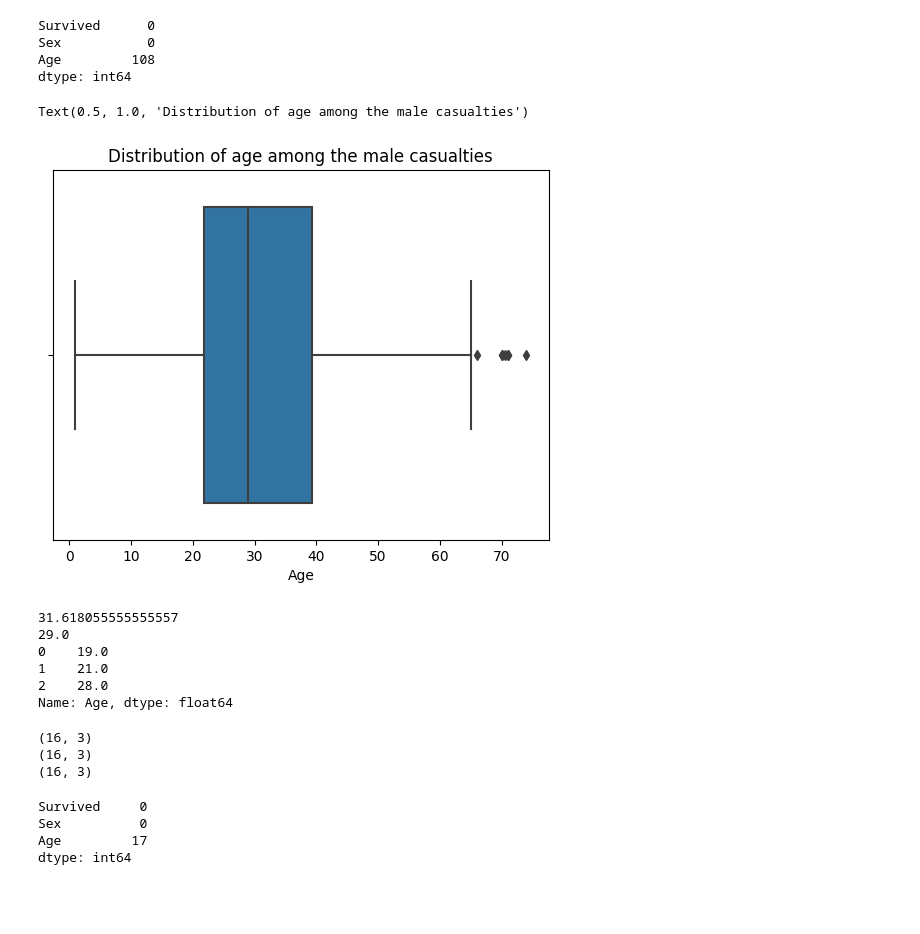
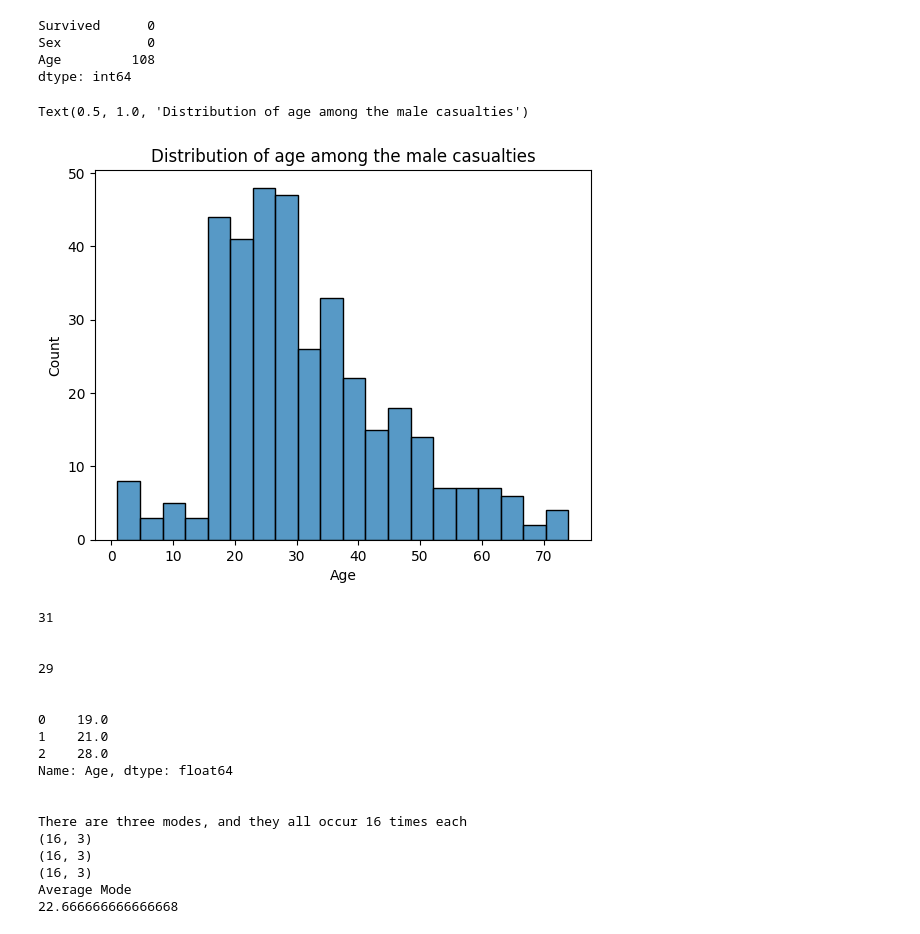
Before and after one commit to puvanans/titanicDataset, a Jupyter notebook: Casualties.ipynb, the cells around one changed output. Drawn from its saved outputs; the diff is of its cells as text; code cells hidden in the pictures; blank space fills up the shorter version.

```diff
--- a/Casualties.ipynb
+++ b/Casualties.ipynb
@@ -79,48 +81,55 @@ Survived      0
 Sex           0
 Age         108
 dtype: int64
-# %%
-# Here we will  map out the graphs of the age of casualties among men
-maleCasualtiesAge = maleCasualties['Age']
-
-# sns.histplot(maleCasualtiesAge,stat = 'count')
-# sns.displot(maleCasualtiesAge, kind = 'kde')
-sns.boxplot(x = maleCasualtiesAge)
-plt.title('Distribution of age among the male casualties')
-# %% [output]
-Text(0.5, 1.0, 'Distribution of age among the male casualties')
-[figure, removed]
-# %%
-maleAgeMean = maleCasualtiesAge.mean()
-maleAgeMedian = maleCasualtiesAge.median()
-maleAgeMode = maleCasualtiesAge.mode()
-
-print(maleAgeMean)
-print(maleAgeMedian)
-print(maleAgeMode)
-# %% [output]
-31.618055555555557
-29.0
-0    19.0
-1    21.0
-2    28.0
-Name: Age, dtype: float64
+# %%
+# Here we will  map out the graphs of the age of casualties among men
+maleCasualtiesAge = maleCasualties['Age']
+
+sns.histplot(maleCasualtiesAge, bins = 20 ,stat = 'count')
+# sns.displot(maleCasualtiesAge, kind = 'kde')
+# sns.boxplot(x = maleCasualtiesAge)
+plt.title('Distribution of age among the male casualties')
+# %% [output]
+Text(0.5, 1.0, 'Distribution of age among the male casualties')
+[figure, added]
 # %%
 mode1 = maleCasualties.loc[(maleCasualties['Age'] == 19)]
 mode2 = maleCasualties.loc[(maleCasualties['Age'] == 21)]
 mode3 = maleCasualties.loc[(maleCasualties['Age'] == 28)]
 
+mean = int(maleCasualties['Age'].mean())
+print(mean)
+print('\n')
+median = int(maleCasualties['Age'].median())
+print(median)
+print('\n')
+mode = maleCasualties['Age'].mode()
+print(mode)
+print('\n')
+
+print('There are three modes, and they all occur 16 times each')
 print(mode1.shape)
 print(mode2.shape)
 print(mode3.shape)
+
+print('Average Mode')
+print(((19+21+28)/3))
 # %% [output]
+31
+
+
+29
+
+
+0    19.0
+1    21.0
+2    28.0
+Name: Age, dtype: float64
+
+
+There are three modes, and they all occur 16 times each
 (16, 3)
 (16, 3)
 (16, 3)
+Average Mode
+22.666666666666668
-# %%
-femaleCasualties.isnull().sum()
-# %% [output]
-Survived     0
-Sex          0
-Age         17
-dtype: int64
```
Also changed, not shown: parts of 15 cells of this notebook.
